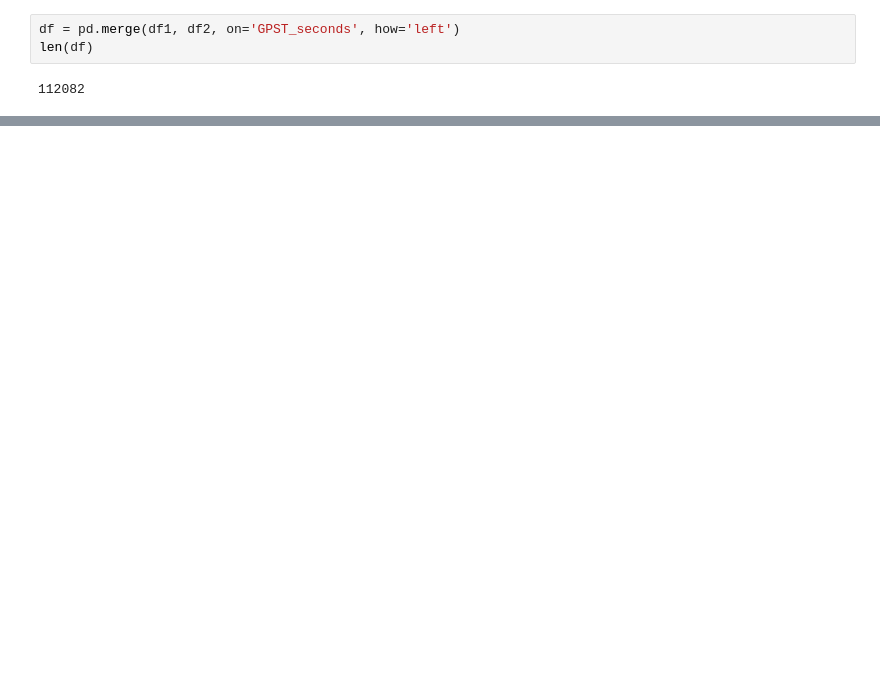
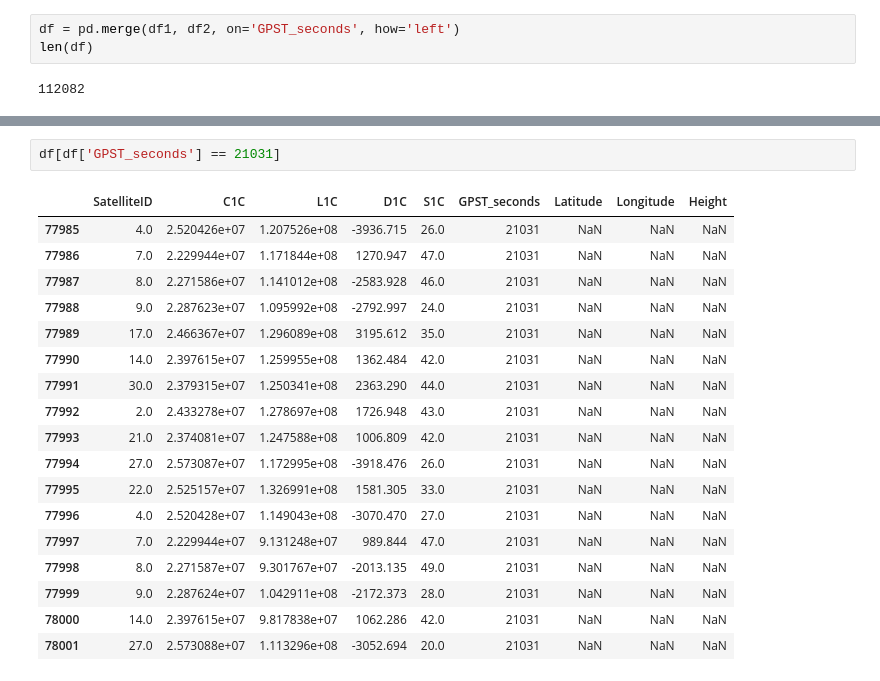
Before and after one commit to ZeyadSaleh-ejust/RTKCorrection, a Jupyter notebook: research/data_transformation.ipynb, the cells around one changed output, grey strips where cells are left out. Drawn from its saved outputs; the diff is of its cells as text; blank space fills up the shorter version.

```diff
--- a/research/data_transformation.ipynb
+++ b/research/data_transformation.ipynb
@@ -32,0 +99,21 @@ len(df)
+# %%
+df[df['GPST_seconds'] == 21031]
+# %% [output]
+|  | SatelliteID | C1C | L1C | D1C | S1C | GPST_seconds | Latitude | Longitude | Height |
+| 77985 | 4.0 | 2.520426e+07 | 1.207526e+08 | -3936.715 | 26.0 | 21031 | NaN | NaN | NaN |
+| 77986 | 7.0 | 2.229944e+07 | 1.171844e+08 | 1270.947 | 47.0 | 21031 | NaN | NaN | NaN |
+| 77987 | 8.0 | 2.271586e+07 | 1.141012e+08 | -2583.928 | 46.0 | 21031 | NaN | NaN | NaN |
+| 77988 | 9.0 | 2.287623e+07 | 1.095992e+08 | -2792.997 | 24.0 | 21031 | NaN | NaN | NaN |
+| 77989 | 17.0 | 2.466367e+07 | 1.296089e+08 | 3195.612 | 35.0 | 21031 | NaN | NaN | NaN |
+| 77990 | 14.0 | 2.397615e+07 | 1.259955e+08 | 1362.484 | 42.0 | 21031 | NaN | NaN | NaN |
+| 77991 | 30.0 | 2.379315e+07 | 1.250341e+08 | 2363.290 | 44.0 | 21031 | NaN | NaN | NaN |
+| 77992 | 2.0 | 2.433278e+07 | 1.278697e+08 | 1726.948 | 43.0 | 21031 | NaN | NaN | NaN |
+| 77993 | 21.0 | 2.374081e+07 | 1.247588e+08 | 1006.809 | 42.0 | 21031 | NaN | NaN | NaN |
+| 77994 | 27.0 | 2.573087e+07 | 1.172995e+08 | -3918.476 | 26.0 | 21031 | NaN | NaN | NaN |
+| 77995 | 22.0 | 2.525157e+07 | 1.326991e+08 | 1581.305 | 33.0 | 21031 | NaN | NaN | NaN |
+| 77996 | 4.0 | 2.520428e+07 | 1.149043e+08 | -3070.470 | 27.0 | 21031 | NaN | NaN | NaN |
+| 77997 | 7.0 | 2.229944e+07 | 9.131248e+07 | 989.844 | 47.0 | 21031 | NaN | NaN | NaN |
+| 77998 | 8.0 | 2.271587e+07 | 9.301767e+07 | -2013.135 | 49.0 | 21031 | NaN | NaN | NaN |
+| 77999 | 9.0 | 2.287624e+07 | 1.042911e+08 | -2172.373 | 28.0 | 21031 | NaN | NaN | NaN |
+| 78000 | 14.0 | 2.397615e+07 | 9.817838e+07 | 1062.286 | 42.0 | 21031 | NaN | NaN | NaN |
+| 78001 | 27.0 | 2.573088e+07 | 1.113296e+08 | -3052.694 | 20.0 | 21031 | NaN | NaN | NaN |
```
Also changed, not shown: parts of 19 cells of this notebook.
